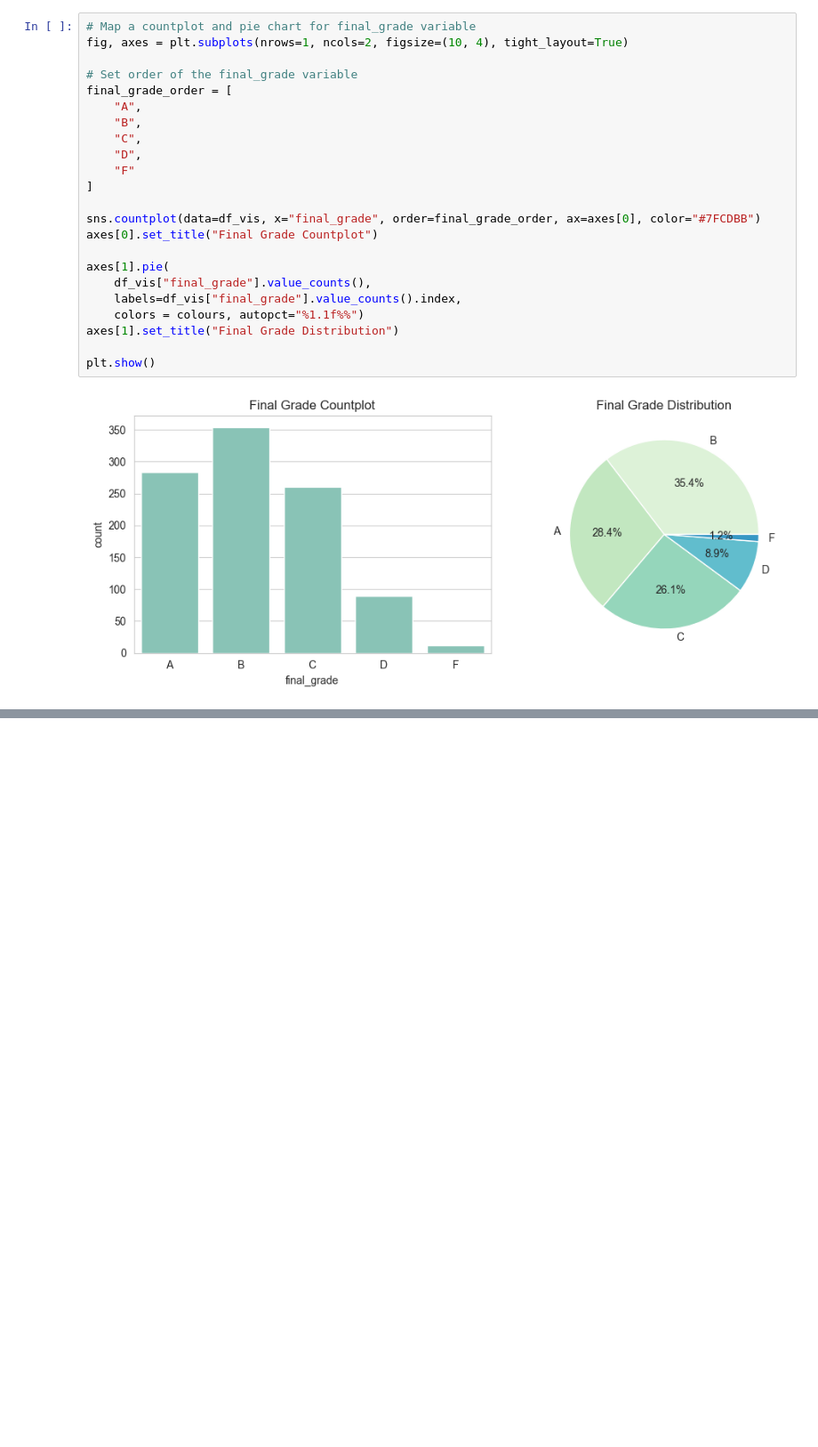
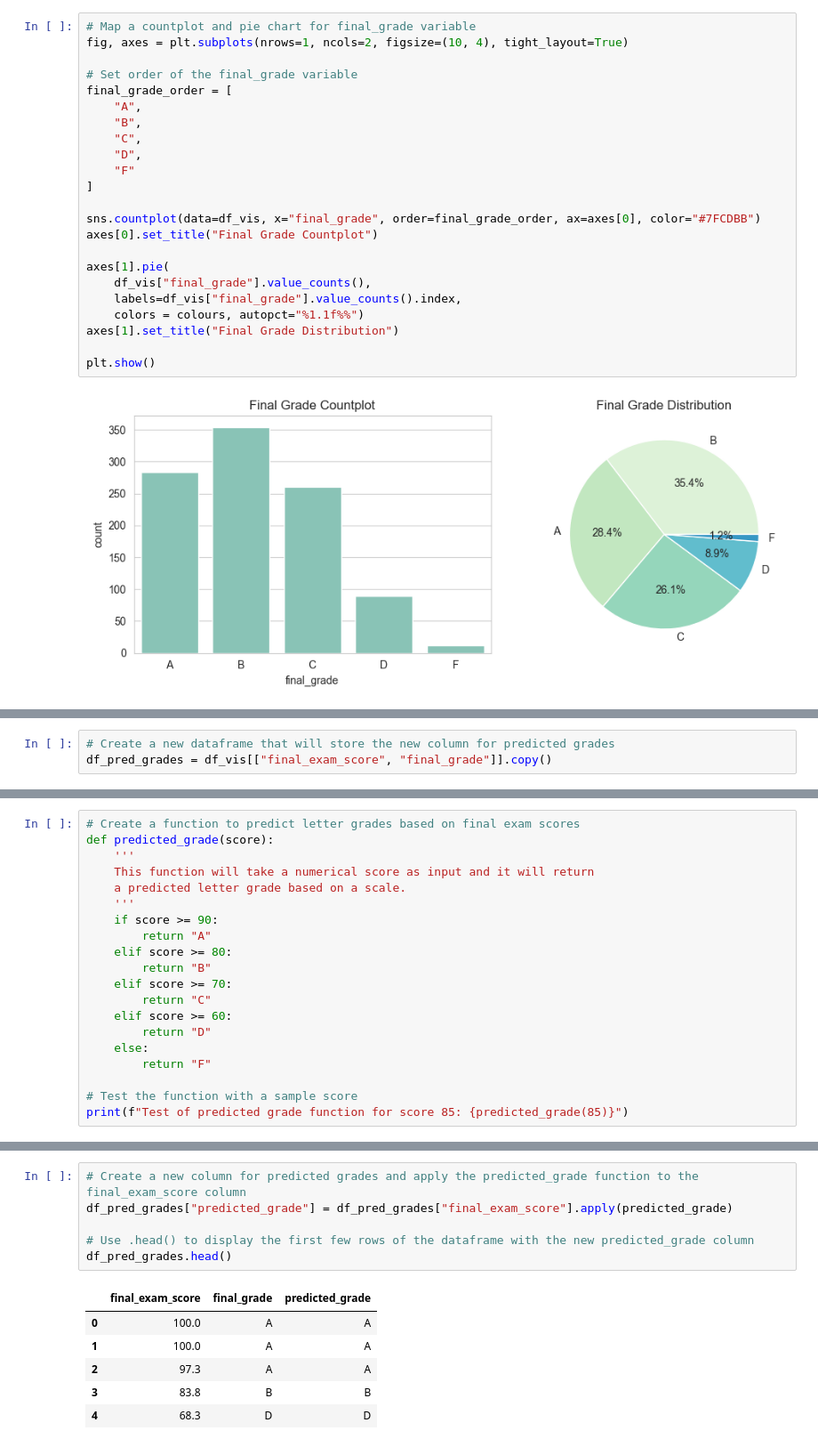
Before and after one commit to elhope23/student-performance-analysis, a Jupyter notebook: jupyter_notebooks/Stage2-Visualisation.ipynb, the cells around one changed output, grey strips where cells are left out. Shown at 89% size. Cells and saved outputs as stored; diff of their text form; blank space fills up the shorter version.

```diff
--- a/jupyter_notebooks/Stage2-Visualisation.ipynb
+++ b/jupyter_notebooks/Stage2-Visualisation.ipynb
@@ -228,0 +359,3 @@ plt.show()
+# %%
+# Create a new dataframe that will store the new column for predicted grades
+df_pred_grades = df_vis[["final_exam_score", "final_grade"]].copy()
@@ -228,0 +364,20 @@ plt.show()
+# %%
+# Create a function to predict letter grades based on final exam scores
+def predicted_grade(score):
+    '''
+    This function will take a numerical score as input and it will return
+    a predicted letter grade based on a scale.
+    '''
+    if score >= 90:
+        return "A"
+    elif score >= 80:
+        return "B"
+    elif score >= 70:
+        return "C"
+    elif score >= 60:
+        return "D"
+    else:
+        return "F"
+
+# Test the function with a sample score
+print(f"Test of predicted grade function for score 85: {predicted_grade(85)}")
@@ -228,0 +393,13 @@ plt.show()
+# %%
+# Create a new column for predicted grades and apply the predicted_grade function to the final_exam_score column
+df_pred_grades["predicted_grade"] = df_pred_grades["final_exam_score"].apply(predicted_grade)
+
+# Use .head() to display the first few rows of the dataframe with the new predicted_grade column
+df_pred_grades.head()
+# %% [output]
+|  | final_exam_score | final_grade | predicted_grade |
+| 0 | 100.0 | A | A |
+| 1 | 100.0 | A | A |
+| 2 | 97.3 | A | A |
+| 3 | 83.8 | B | B |
+| 4 | 68.3 | D | D |
```
Also changed, not shown: parts of 23 cells of this notebook.
